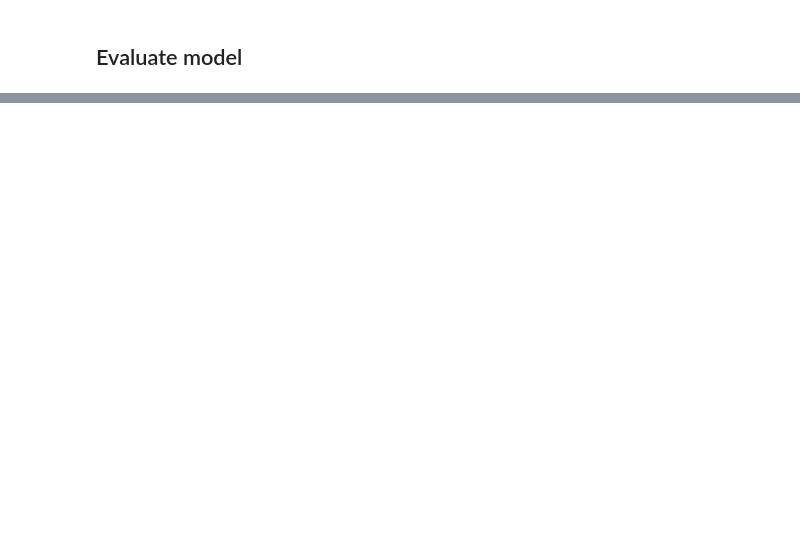
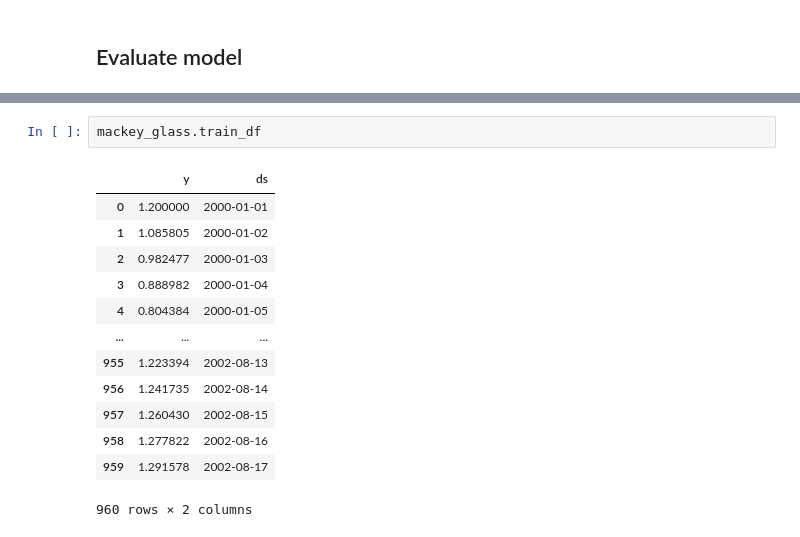
Before and after one commit to czyjtu/time-series-forecasting, a Jupyter notebook: notebooks/boosting_all_datasets.ipynb, the cells around one changed output, grey strips where cells are left out. Saved outputs shown, nothing was run; the diff lists cells and outputs as text; blank space fills up the shorter version.

```diff
--- a/notebooks/boosting_all_datasets.ipynb
+++ b/notebooks/boosting_all_datasets.ipynb
@@ -208,0 +276,16 @@ for i, dataset in enumerate(datasets):
+# %%
+mackey_glass.train_df
+# %% [output]
+|  | y | ds |
+| 0 | 1.200000 | 2000-01-01 |
+| 1 | 1.085805 | 2000-01-02 |
+| 2 | 0.982477 | 2000-01-03 |
+| 3 | 0.888982 | 2000-01-04 |
+| 4 | 0.804384 | 2000-01-05 |
+| ... | ... | ... |
+| 955 | 1.223394 | 2002-08-13 |
+| 956 | 1.241735 | 2002-08-14 |
+| 957 | 1.260430 | 2002-08-15 |
+| 958 | 1.277822 | 2002-08-16 |
+| 959 | 1.291578 | 2002-08-17 |
+960 rows × 2 columns
```
Also changed, not shown: parts of 15 cells of this notebook, 1 other file.
